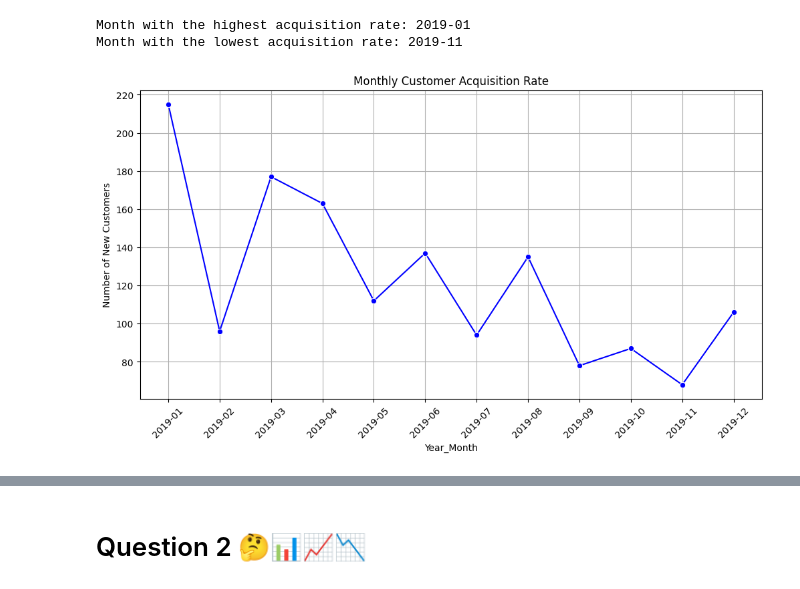
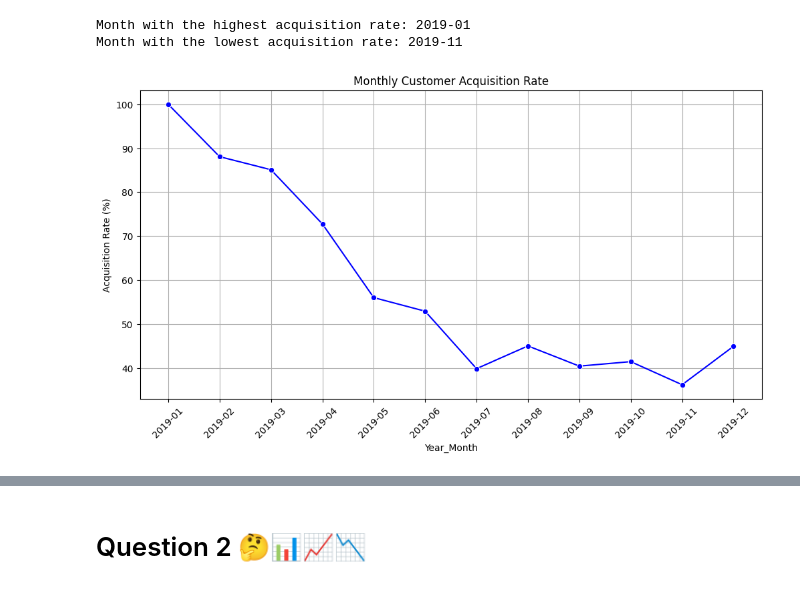
Before and after one commit to Smita569/E-commerce_Marketing_and_sales, a Jupyter notebook: E_commerce_Marketing_and_sales_Business_Case.ipynb, the cells around one changed output, grey strips where cells are left out. Saved outputs shown, nothing was run; the diff lists cells and outputs as text; code cells hidden in the pictures.

```diff
--- a/E_commerce_Marketing_and_sales_Business_Case.ipynb
+++ b/E_commerce_Marketing_and_sales_Business_Case.ipynb
@@ -107,6 +102,10 @@ df_taxAmount.head()
 # %% [markdown]
 1.  **Identify the months with the highest and lowest acquisition rates.** 📈📉 What strategies could be implemented to address the fluctuations and ensure consistent growth throughout the year? 🤔✅
 # %%
+# Acquisition Rate Formula
+# Acquisition Rate (%) = (Number of New Customers / Estimated Number of Leads) × 100
+
+
 # Convert 'Transaction_Date' column to datetime objects and extract the year and month
 df_onlineSales['Year_Month']=pd.to_datetime(df_onlineSales['Transaction_Date']).dt.to_period('M')
 
@@ -115,25 +114,36 @@ df_onlineSales['Year_Month']=pd.to_datetime(df_onlineSales['Transaction_Date']).
 
 first_purchase_month = df_onlineSales[['CustomerID','Year_Month']].sort_values(by='Year_Month').drop_duplicates(subset='CustomerID',keep='first')
 
+# Count the number of total customers made transaction in each month (This we will use as leads for acquisition calculation)
+total_customers_per_month = df_onlineSales.groupby('Year_Month')['CustomerID'].nunique().reset_index()
+total_customers_per_month.columns = ['Year_Month', 'Total_Customers']
+
 # Count the number of new customers acquired in each month
 monthly_acquisition = first_purchase_month.groupby('Year_Month').count().reset_index()
+monthly_acquisition.columns = ['Year_Month', 'New_Customers']
 
-# Rename the columns for clarity: the first column is the 'Year_Month' and the second is the count of 'New_Customers'.
-monthly_acquisition.columns = ['Year_Month', 'New_Customers']
-print(f'Month with the highest acquisition rate: {monthly_acquisition.loc[monthly_acquisition["New_Customers"].idxmax()]["Year_Month"]}')
-print(f'Month with the lowest acquisition rate: {monthly_acquisition.loc[monthly_acquisition["New_Customers"].idxmin()]["Year_Month"]}')
+# Merge total_customers_per_month and monthly_acquisition Dataframe
+monthly_acquisition_rate=pd.merge(total_customers_per_month,monthly_acquisition,on='Year_Month')
+
+# Calculate acquisition rate for each month
+monthly_acquisition_rate['AcquisitionRate'] = round((monthly_acquisition_rate['New_Customers'] / monthly_acquisition_rate['Total_Customers']) * 100, 2)
+
+# Display the highest and lowest acquisition rate
+
+print(f'Month with the highest acquisition rate: {monthly_acquisition_rate.loc[monthly_acquisition_rate["AcquisitionRate"].idxmax()]["Year_Month"]}')
+print(f'Month with the lowest acquisition rate: {monthly_acquisition_rate.loc[monthly_acquisition_rate["AcquisitionRate"].idxmin()]["Year_Month"]}')
 # %% [output]
 Month with the highest acquisition rate: 2019-01
 Month with the lowest acquisition rate: 2019-11
 # %%
-# plot the line plot graph for the above data
+# plot the line plot graph for the above acquisition data
 plt.figure(figsize=(12, 6))
-sns.lineplot(data=monthly_acquisition,x=monthly_acquisition['Year_Month'].astype(str), y=monthly_acquisition['New_Customers'],marker='o',color='blue')
+sns.lineplot(data=monthly_acquisition_rate,x=monthly_acquisition_rate['Year_Month'].astype(str), y=monthly_acquisition_rate['AcquisitionRate'],marker='o',color='blue')
 plt.title('Monthly Customer Acquisition Rate')
 plt.xlabel('Year_Month')
-plt.ylabel('Number of New Customers')
+plt.ylabel('Acquisition Rate (%)')
 plt.grid(True)
 plt.xticks(rotation=45)
 plt.show()
 # %% [output]
-[figure, old version]
+[figure, new version]
```
Also changed, not shown: parts of 4 cells of this notebook.
